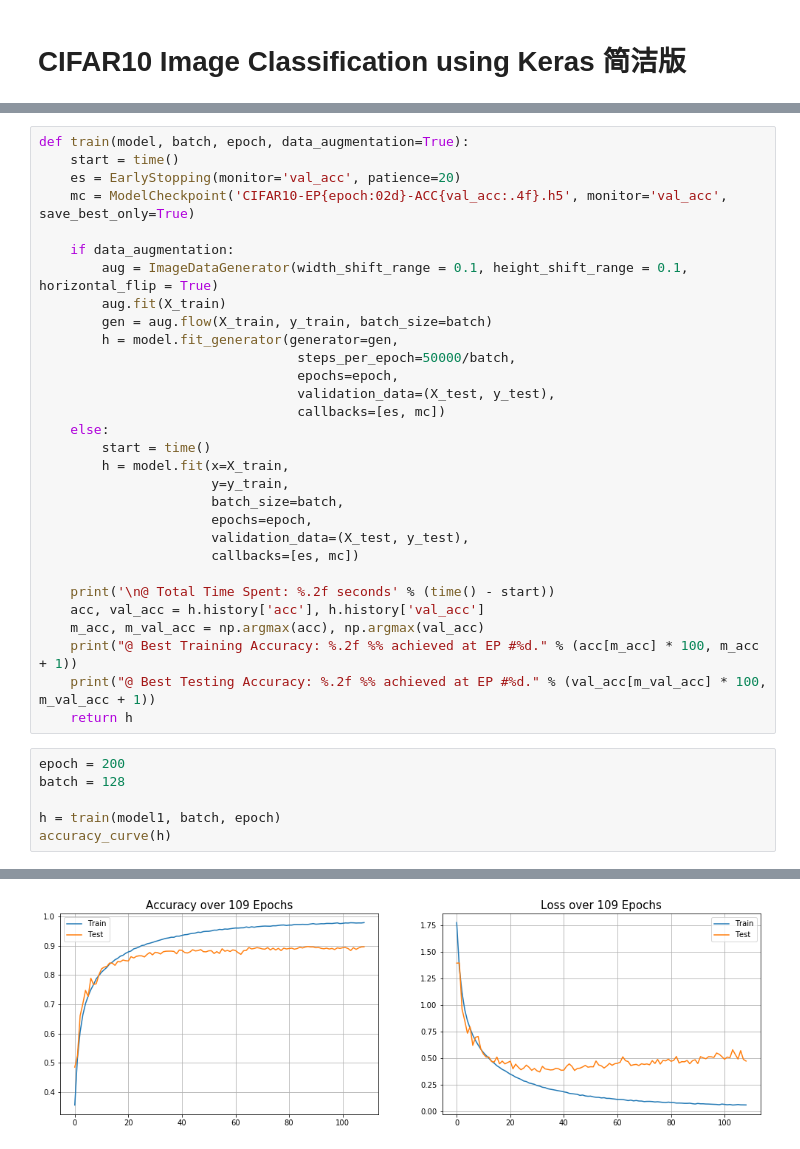
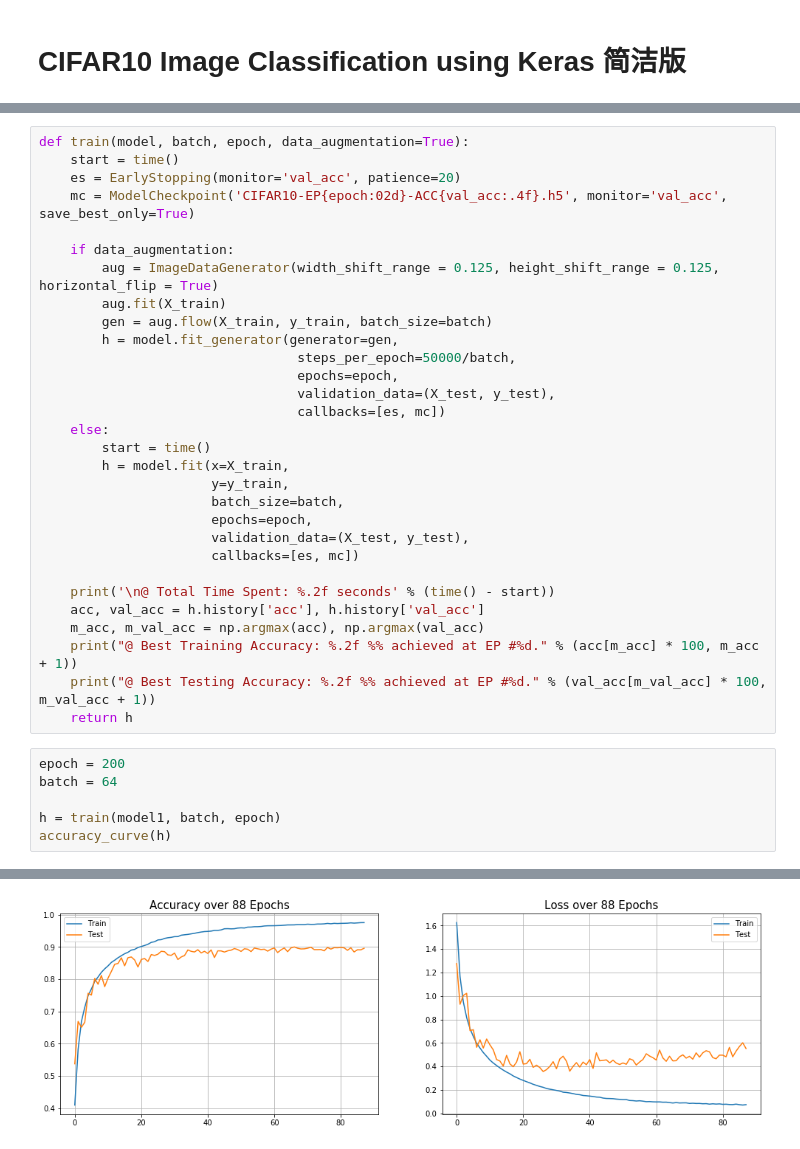
Before and after one commit to mtyylx/MLND, a Jupyter notebook: P5_Image_Classification/CIFAR10 Image Classification using Keras (Concise).ipynb, the cells around one changed output, grey strips where cells are left out. Drawn from its saved outputs; the diff is of its cells as text.

```diff
--- a/P5_Image_Classification/CIFAR10 Image Classification using Keras (Concise).ipynb
+++ b/P5_Image_Classification/CIFAR10 Image Classification using Keras (Concise).ipynb
@@ -73,7 +103,7 @@ def train(model, batch, epoch, data_augmentation=True):
     mc = ModelCheckpoint('CIFAR10-EP{epoch:02d}-ACC{val_acc:.4f}.h5', monitor='val_acc', save_best_only=True)
 
     if data_augmentation:
-        aug = ImageDataGenerator(width_shift_range = 0.1, height_shift_range = 0.1, horizontal_flip = True)
+        aug = ImageDataGenerator(width_shift_range = 0.125, height_shift_range = 0.125, horizontal_flip = True)
         aug.fit(X_train)
         gen = aug.flow(X_train, y_train, batch_size=batch)
         h = model.fit_generator(generator=gen,
@@ -98,7 +128,7 @@ def train(model, batch, epoch, data_augmentation=True):
     return h
 # %%
 epoch = 200
-batch = 128
+batch = 64
 
 h = train(model1, batch, epoch)
 accuracy_curve(h)
@@ -123 +153 @@ Epoch 6/200
-[figure, old version]
+[figure, new version]
```
Also changed, not shown: parts of 7 cells of this notebook.
